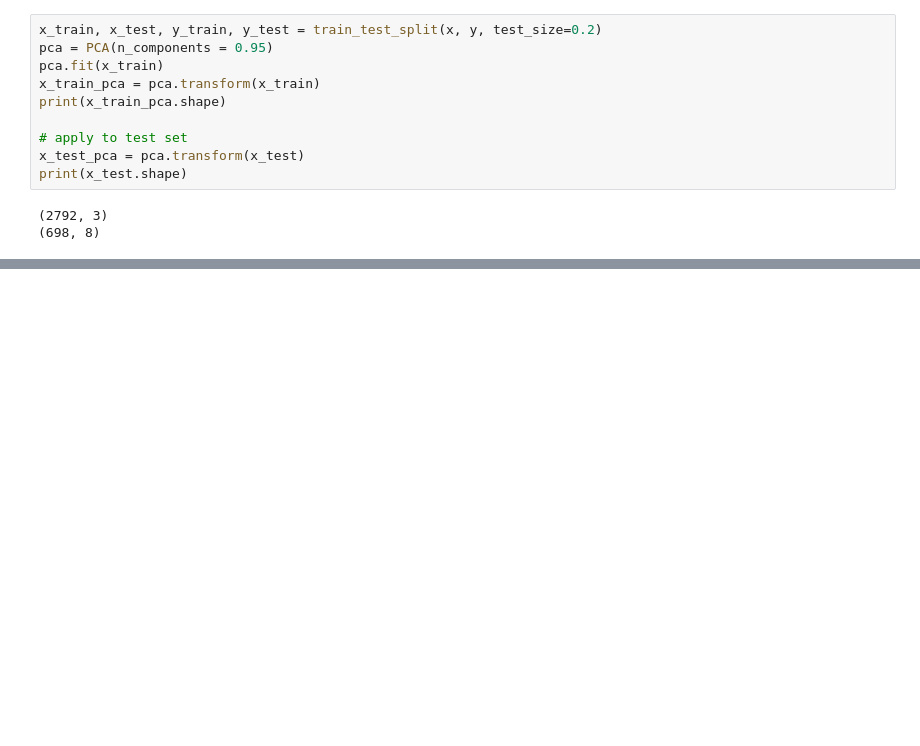
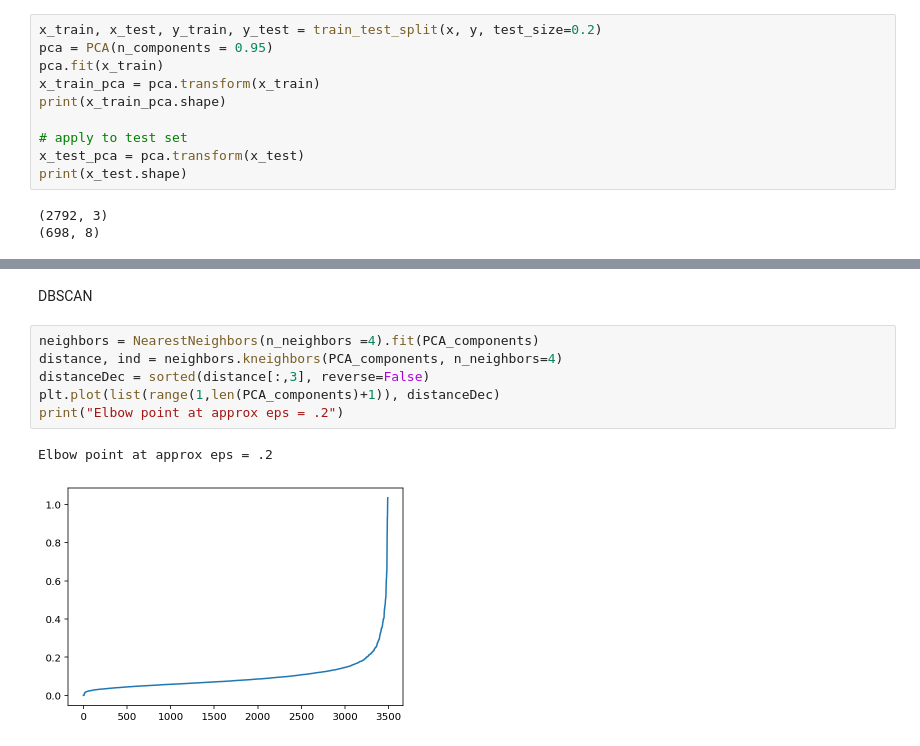
Before and after one commit to markjosims/aitabot, a Jupyter notebook: SentimentAnalysis.ipynb, the cells around one changed output, grey strips where cells are left out. Drawn from its saved outputs; the diff is of its cells as text; blank space fills up the shorter version.

```diff
--- a/SentimentAnalysis.ipynb
+++ b/SentimentAnalysis.ipynb
@@ -176,0 +254,11 @@ gridcv.best_score_
+# %% [markdown]
+DBSCAN
+# %%
+neighbors = NearestNeighbors(n_neighbors =4).fit(PCA_components)
+distance, ind = neighbors.kneighbors(PCA_components, n_neighbors=4)
+distanceDec = sorted(distance[:,3], reverse=False)
+plt.plot(list(range(1,len(PCA_components)+1)), distanceDec)
+print("Elbow point at approx eps = .2")
+# %% [output]
+Elbow point at approx eps = .2
+[figure, added]
```
Also changed, not shown: parts of 17 cells of this notebook.
